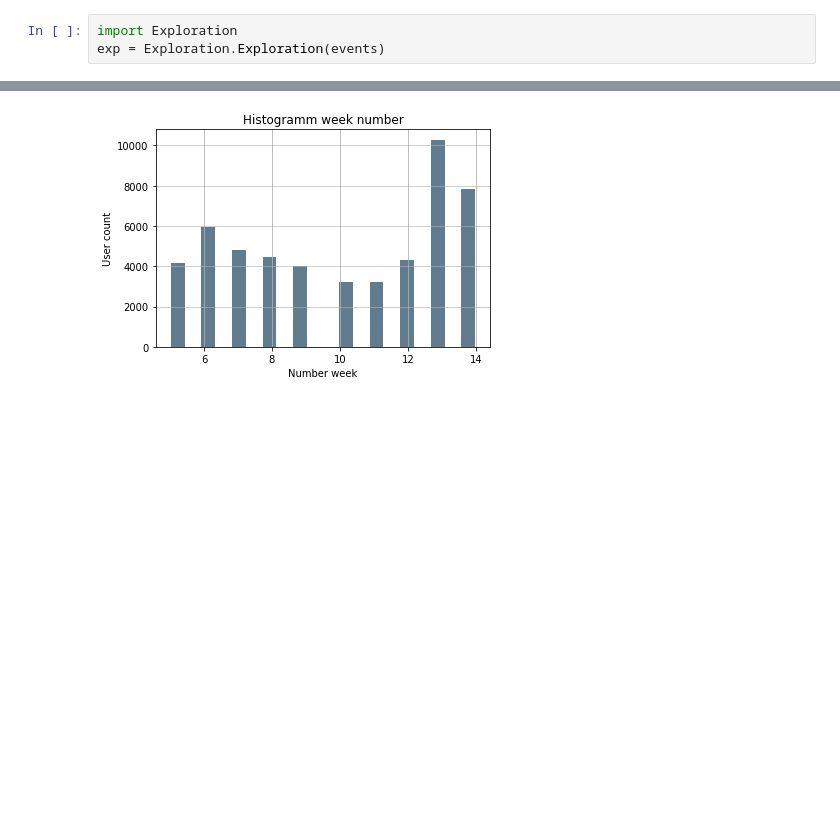
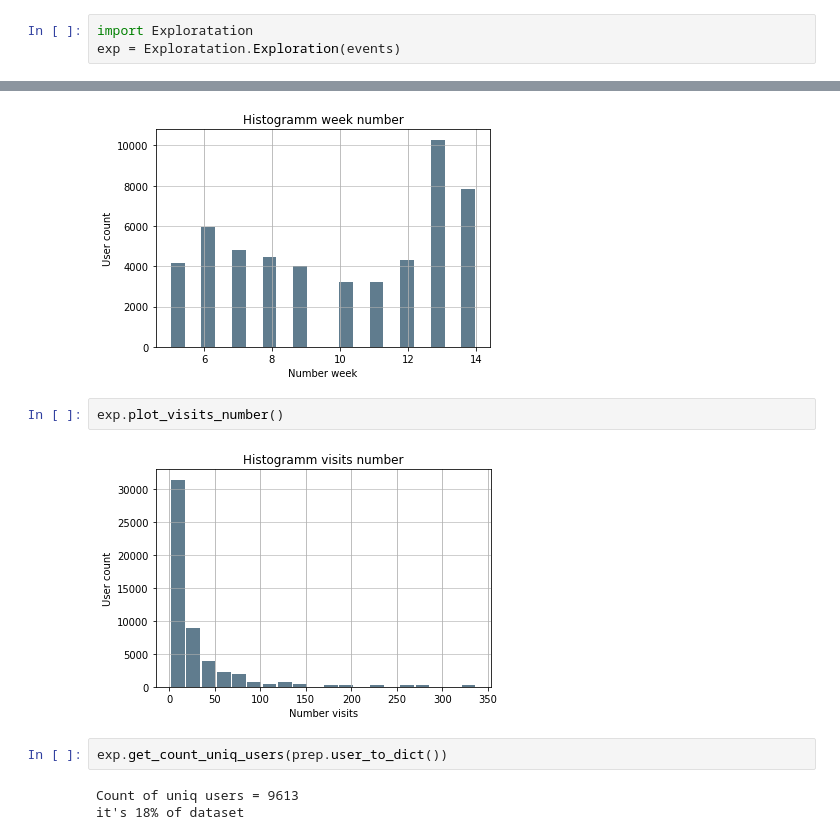
Before and after one commit to K7chyp/job_interview_tasks-, a Jupyter notebook: sber/sber_.ipynb, the cells around one changed output, grey strips where cells are left out. Cells and saved outputs as stored; diff of their text form; blank space fills up the shorter version.

```diff
--- a/sber/sber_.ipynb
+++ b/sber/sber_.ipynb
@@ -19,3 +17,3 @@ prep.preproce_it()
 # %%
-import Exploration
-exp = Exploration.Exploration(events)
+import Exploratation
+exp = Exploratation.Exploration(events)
@@ -52,3 +64,12 @@ exp.plot_registered_after()
 exp.plot_week_number()
 # %% [output]
 [figure]
+# %%
+exp.plot_visits_number()
+# %% [output]
+[figure, added]
+# %%
+exp.get_count_uniq_users(prep.user_to_dict())
+# %% [output]
+Count of uniq users = 9613
+it's 18% of dataset
```
Also changed, not shown: parts of 10 cells of this notebook, 1 other file.
